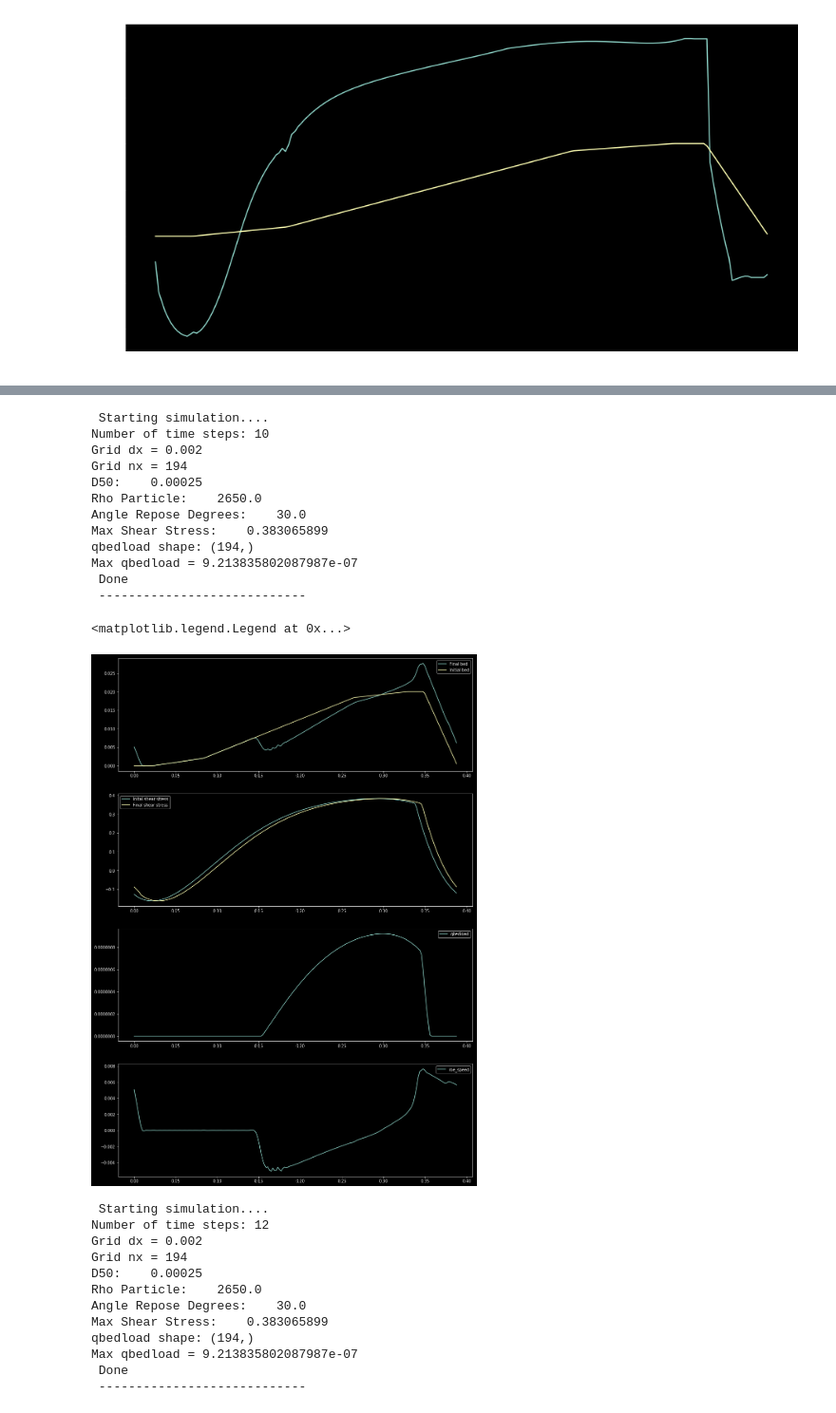
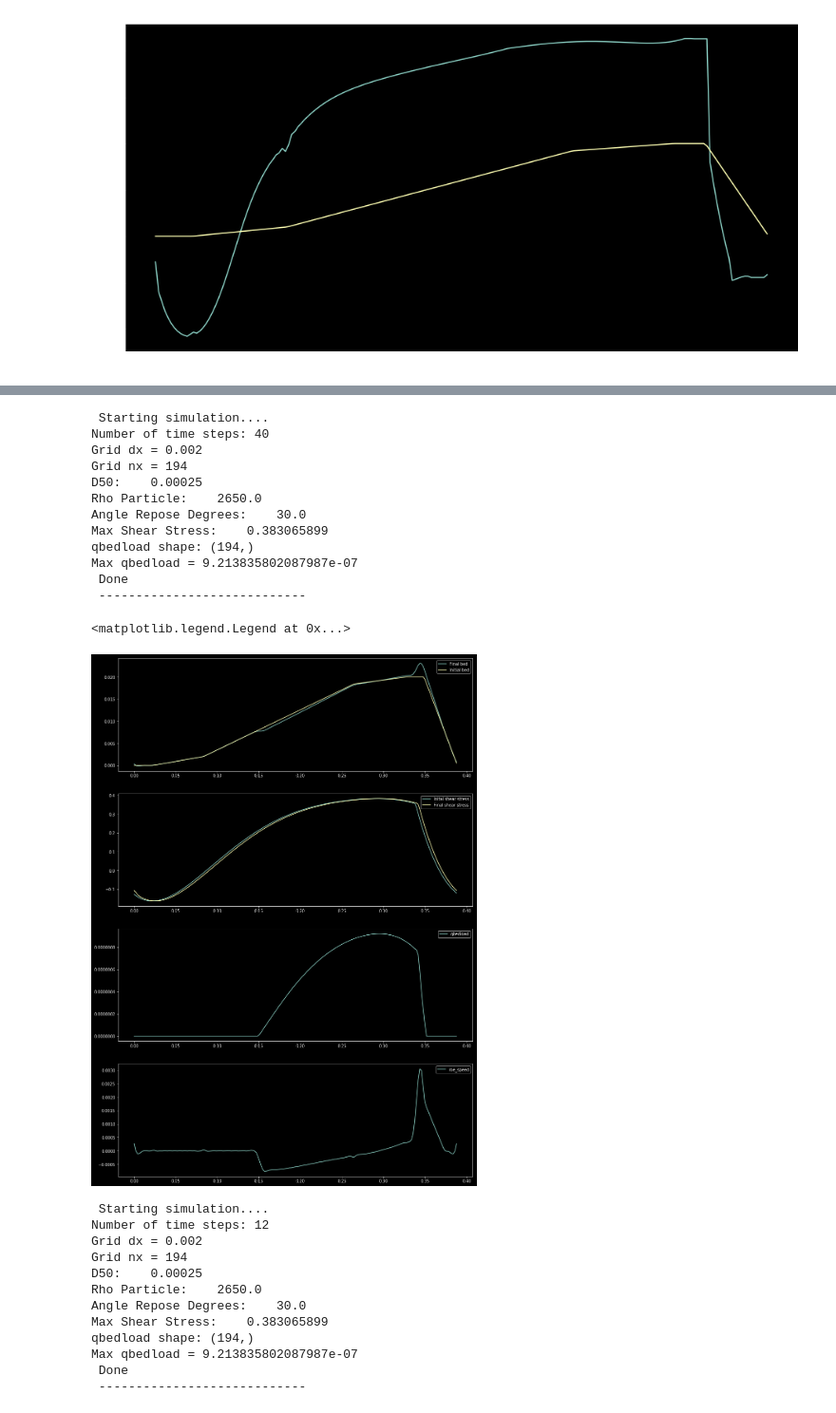
Before and after one commit to plgrover/pymorph, a Jupyter notebook: notebooks/Paper_1/2018-12-12 Paper 1 Dune Modelling.ipynb, the cells around one changed output, grey strips where cells are left out. Shown: that part at 95% size. Drawn from its saved outputs; the diff is of its cells as text; code cells hidden in the pictures.

```diff
--- a/notebooks/Paper_1/2018-12-12 Paper 1 Dune Modelling.ipynb
+++ b/notebooks/Paper_1/2018-12-12 Paper 1 Dune Modelling.ipynb
@@ -102,8 +97,8 @@ bed_shear_stress = wmm.load_bed_shear_stress(bed_shear_filepath)
 
 model = wmm.UpwindMorphologicalModel(D50)
 model.setup_model(bed_shear_stress.copy(), zbed.copy(), xc, dx,useSmoother=True, adjustment_angle=28.)
-simulationTime = 300
-dt = 30
+simulationTime = 40
+dt = 1
 
 zc_kwsst_12cm, qbedload, bedShear, roe_speed = model.run_model(simulationTime,
                                                              dt=dt,
@@ -112,35 +107,35 @@ zc_kwsst_12cm, qbedload, bedShear, roe_speed = model.run_model(simulationTime,
 fig, axs = plt.subplots(4,1, figsize=[16,24])
 plt.style.use('dark_background')
 axs[0].plot(xc, zc_kwsst_12cm, label='Final bed')
 axs[0].plot(xc, zbed, label='Initial bed')
 #axs[0].set_xlim([0.075, 0.125])
 axs[0].legend()
 
 axs[1].plot(xc, bed_shear_stress, label='Inital shear stress')
 axs[1].plot(xc, bedShear, label='Final shear stress')
 #axs[1].set_xlim([0.075, 0.125])
 axs[1].legend()
 
 axs[2].plot(xc, qbedload, label='qbedload')
 axs[2].legend()
 
 axs[3].plot(xc, zc_kwsst_12cm-zbed, label='roe_speed')
 axs[3].legend()
 # %% [output]
  Starting simulation....
-Number of time steps: 10
+Number of time steps: 40
 Grid dx = 0.002
 Grid nx = 194
 D50:    0.00025
 Rho Particle:    2650.0
 Angle Repose Degrees:    30.0
 Max Shear Stress:    0.383065899
 qbedload shape: (194,)
 Max qbedload = 9.213835802087987e-07
  Done
  ----------------------------
 <matplotlib.legend.Legend at 0x...>
-[figure, old version]
+[figure, new version]
 # %%
 bed_shear_filepath = os.path.join(casefolder,'6cm', 'kwsst_shear.txt')
 bed_shear_stress = wmm.load_bed_shear_stress(bed_shear_filepath)
```
Also changed, not shown: parts of 1 cell of this notebook, 2 other files.
